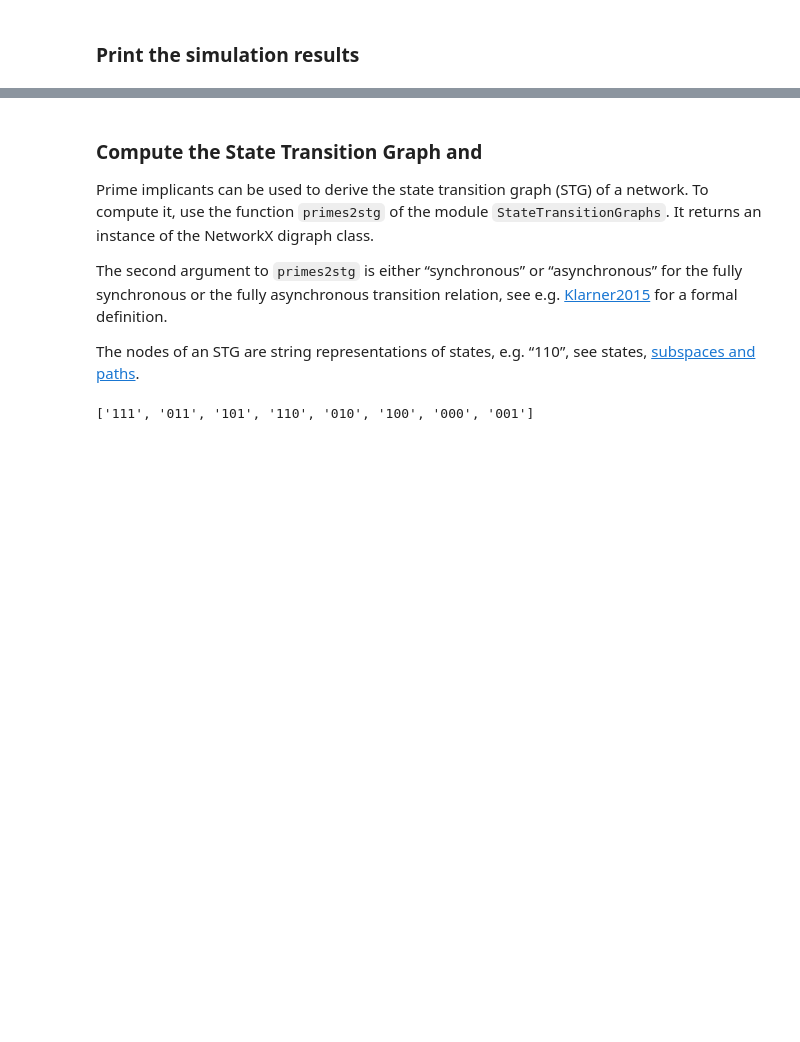
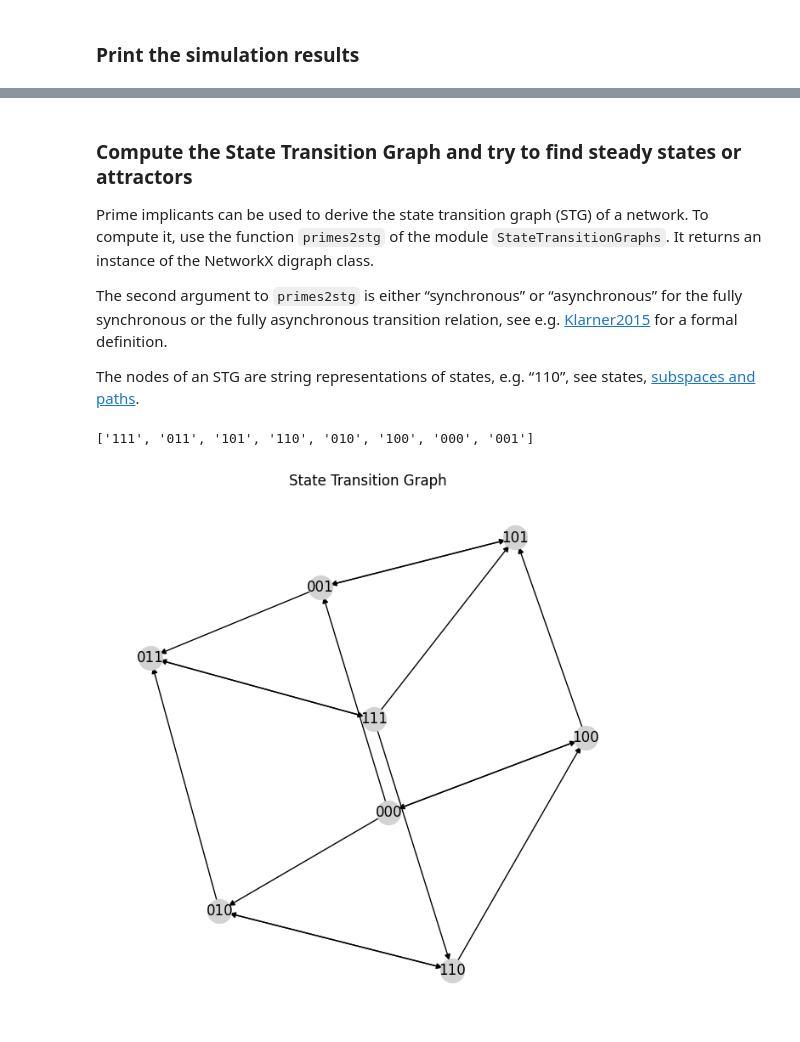
Before and after one commit to amoyag/practicas_biofisica, a Jupyter notebook: test_pyboolnet.ipynb, the cells around one changed output, grey strips where cells are left out. Cells and saved outputs as stored; diff of their text form; code cells hidden in the pictures; blank space fills up the shorter version.

```diff
--- a/test_pyboolnet.ipynb
+++ b/test_pyboolnet.ipynb
@@ -321,5 +291,5 @@ plt.show()
 # %% [markdown]
-### Compute the State Transition Graph and
+### Compute the State Transition Graph and try to find steady states or attractors
 Prime implicants can be used to derive the state transition graph (STG) of a network. To compute it, use the function `primes2stg` of the module `StateTransitionGraphs`. It returns an instance of the NetworkX digraph class.
 
 The second argument to `primes2stg` is either “synchronous” or “asynchronous” for the fully synchronous or the fully asynchronous transition relation, see e.g. [Klarner2015](https://www.frontiersin.org/articles/10.3389/fbioe.2015.00130/full) for a formal definition.
@@ -331,3 +301,22 @@ list(stg.nodes())[0]
 list(stg.nodes())
 # %% [output]
 ['111', '011', '101', '110', '010', '100', '000', '001']
+# %%
+plt.figure(figsize=(8, 8))
+pos = nx.spring_layout(stg)  # positions for all nodes
+
+# Draw the nodes
+nx.draw_networkx_nodes(stg, pos, node_size=400, node_color="lightgrey")
+
+# Draw the edges
+nx.draw_networkx_edges(stg, pos, edgelist=stg.edges(), arrows=True)
+
+# Label the nodes
+node_labels = {node: str(node) for node in stg.nodes()}
+nx.draw_networkx_labels(stg, pos, labels=node_labels, font_size=12)
+
+plt.title('State Transition Graph')
+plt.axis('off')  # Turn off the axis
+plt.show()
+# %% [output]
+[figure, added]
```
Also changed, not shown: parts of 20 cells of this notebook.
